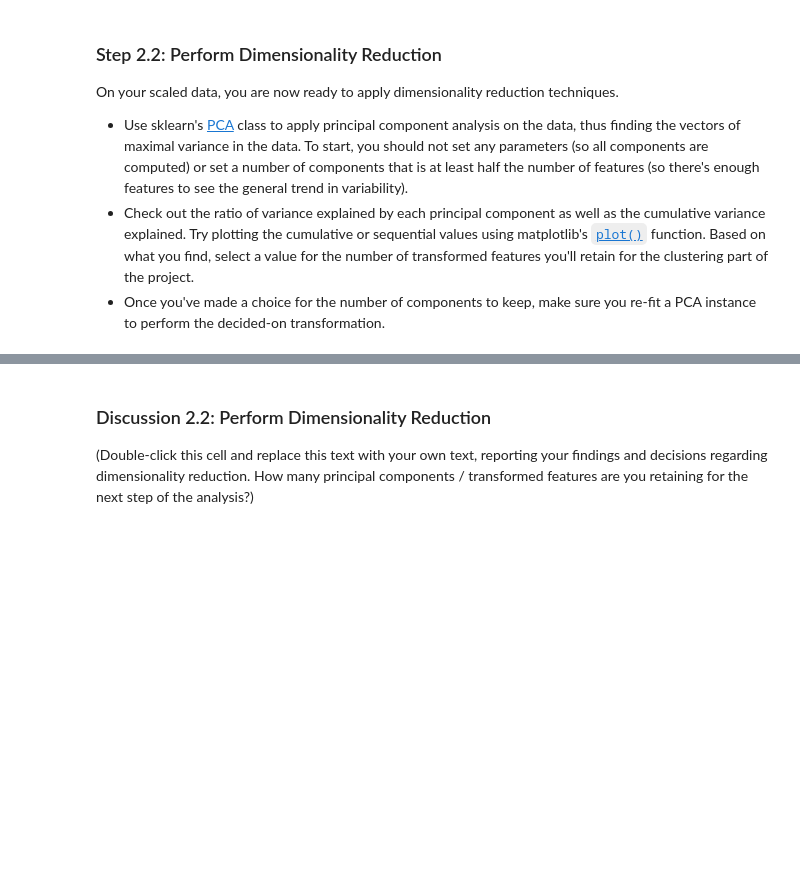
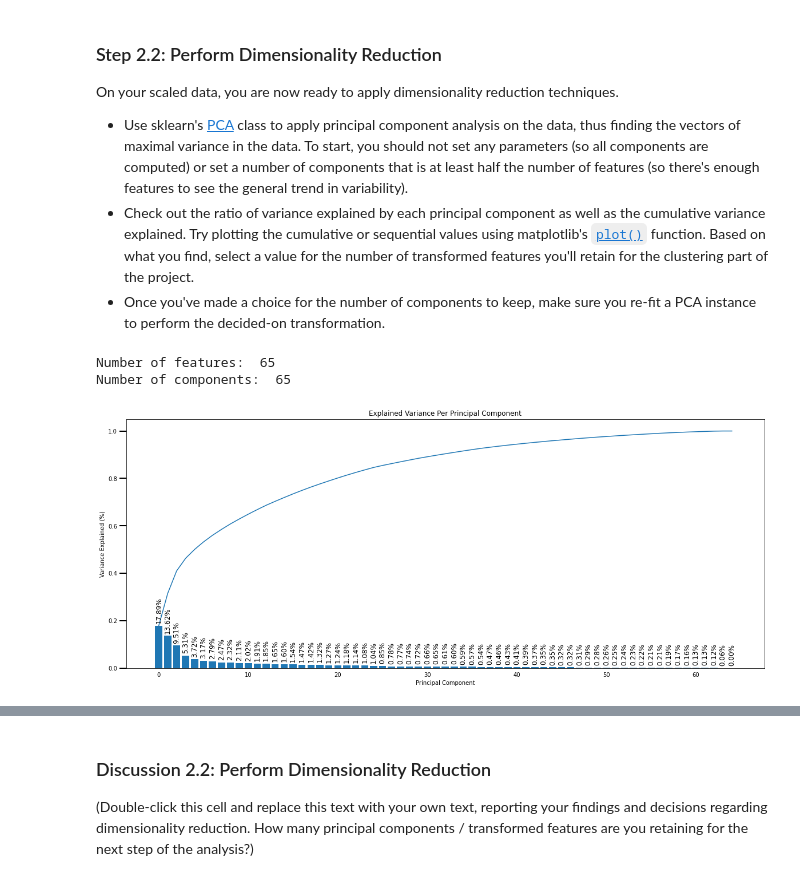
Before and after one commit to walidsi/identify-customer-segments, a Jupyter notebook: Identify_Customer_Segments.ipynb, the cells around one changed output, grey strips where cells are left out. Drawn from its saved outputs; the diff is of its cells as text; code cells hidden in the pictures; blank space fills up the shorter version.

```diff
--- a/Identify_Customer_Segments.ipynb
+++ b/Identify_Customer_Segments.ipynb
@@ -497,7 +500,7 @@ def re_encode_categorical_features(df: pd.DataFrame) -> pd.DataFrame:
 
     return df_encoded
 # %%
-azdias_encoded = re_encode_categorical_features(azdias)
+azdias_encoded = re_encode_categorical_features(azdias, drop=True)
 # %%
 azdias_encoded.shape
 # %% [output]
@@ -681,2 +695,60 @@ On your scaled data, you are now ready to apply dimensionality reduction techniq
+# %%
+# Apply PCA to the data.
+from sklearn.decomposition import PCA
+
+num_features = azdias_encoded_ss.shape[1]
+
+print("Number of features: ", num_features)
+
+n_components = num_features
+
+print("Number of components: ", n_components)
+
+pca = PCA(n_components)
+X_pca = pca.fit_transform(azdias_encoded_ss)
+# %% [output]
+Number of features:  65
+Number of components:  65
+# %%
+def scree_plot(pca):
+    '''
+    Creates a scree plot associated with the principal components
+
+    INPUT: pca - the result of instantian of PCA in scikit learn
+
+    OUTPUT:
+            None
+    '''
+    num_components = len(pca.explained_variance_ratio_)
+    ind = np.arange(num_components)
+    vals = pca.explained_variance_ratio_
+
+    plt.figure(figsize=(20, 8))
+    ax = plt.subplot(111)
+    ax.set_yscale('linear')
+    cumvals = np.cumsum(vals)
+    ax.bar(ind, vals)
+    ax.plot(ind, cumvals)
+    for i in range(num_components):
+        val_str = '{:.2f}'.format(vals[i] * 100)
+        ax.annotate(
+            r"%s%%" % val_str,
+            (ind[i], vals[i] + 0.01),
+            va="bottom",
+            ha="center",
+            fontsize=12,
+            rotation=90)
+
+    ax.xaxis.set_tick_params(width=0)
+    ax.yaxis.set_tick_params(width=2, length=12)
+
+    ax.set_xlabel("Principal Component")
+    ax.set_ylabel("Variance Explained (%)")
+    plt.title('Explained Variance Per Principal Component')
+
+# Investigate the variance accounted for by each principal component.
+scree_plot(pca)
+# %% [output]
+[figure, added]
 # %%
 # Re-apply PCA to the data while selecting for number of components to retain.
```
Also changed, not shown: parts of 14 cells of this notebook.
